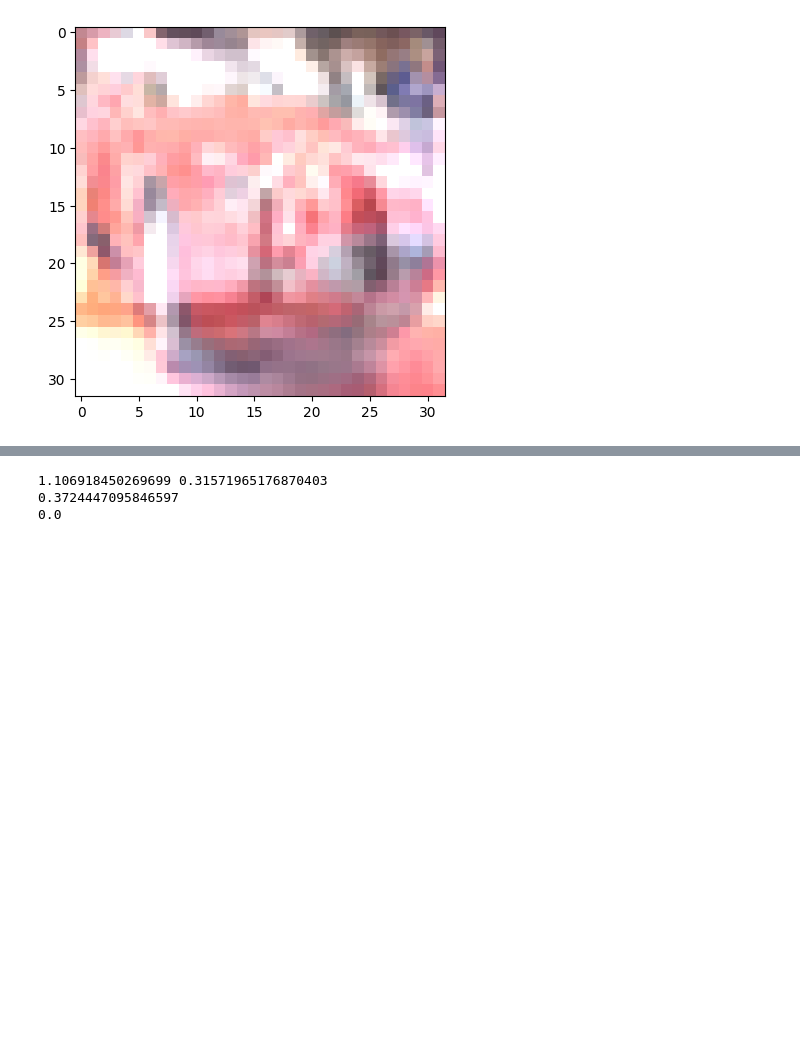
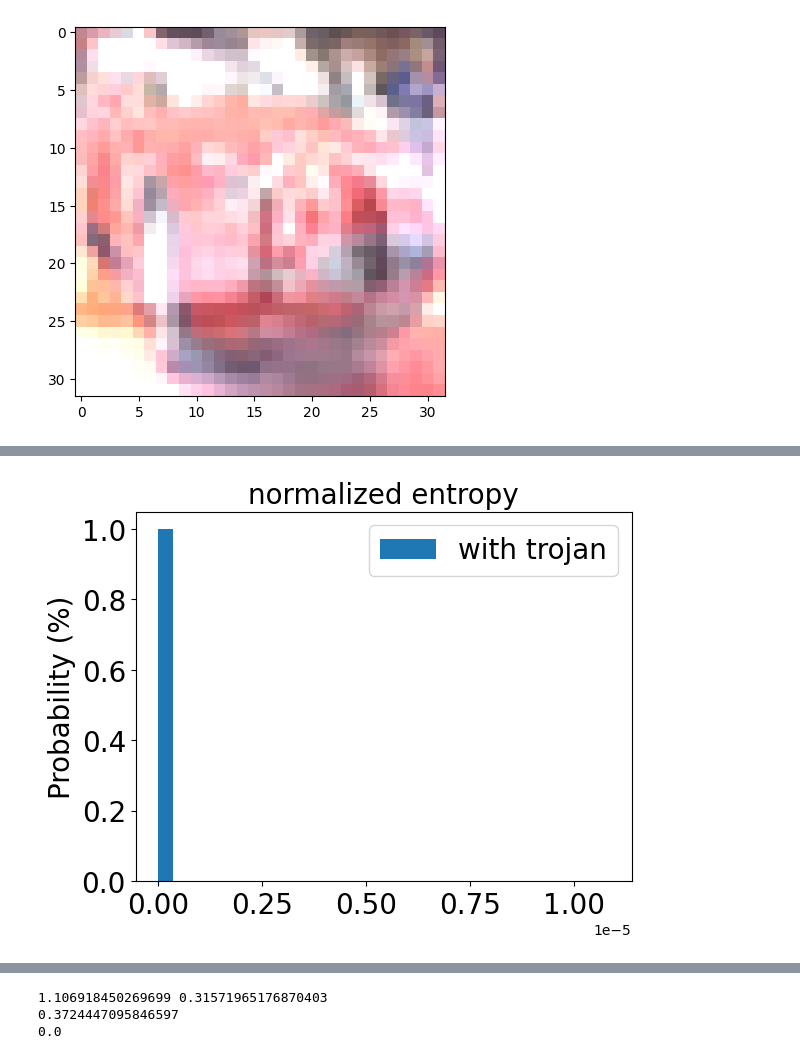
Before and after one commit to Zhang-Henry/badencoder_filter, a Jupyter notebook: defences/STRIP_CIFAR10DeepArchit_Tb.ipynb, the cells around one changed output, grey strips where cells are left out. Saved outputs shown, nothing was run; the diff lists cells and outputs as text; code cells hidden in the pictures; blank space fills up the shorter version.

```diff
--- a/defences/STRIP_CIFAR10DeepArchit_Tb.ipynb
+++ b/defences/STRIP_CIFAR10DeepArchit_Tb.ipynb
@@ -269,3 +272,18 @@ fig1.savefig('EntropyDNNDist_T3.svg')# save the fig as pdf file
+# %%
+bins = 30
+# plt.hist(entropy_benigh, bins, weights=np.ones(len(entropy_benigh)) / len(entropy_benigh), alpha=1, label='without trojan')
+plt.hist(entropy_trojan, bins, weights=np.ones(len(entropy_trojan)) / len(entropy_trojan), alpha=1, label='with trojan')
+plt.legend(loc='upper right', fontsize = 20)
+plt.ylabel('Probability (%)', fontsize = 20)
+plt.title('normalized entropy', fontsize = 20)
+plt.tick_params(labelsize=20)
+
+fig1 = plt.gcf()
+plt.show()
+# fig1.savefig('EntropyDNNDist_T2.pdf')# save the fig as pdf file
+fig1.savefig('EntropyDNNDist_T3.svg')# save the fig as pdf file
+# %% [output]
+[figure, added]
 # %%
 # As trojaned entropy is sometimes too small to be visible.
 # This is to visulize the entropy distribution of the trojaned inputs under such case.
```
Also changed, not shown: parts of 10 cells of this notebook, 14 other files.
